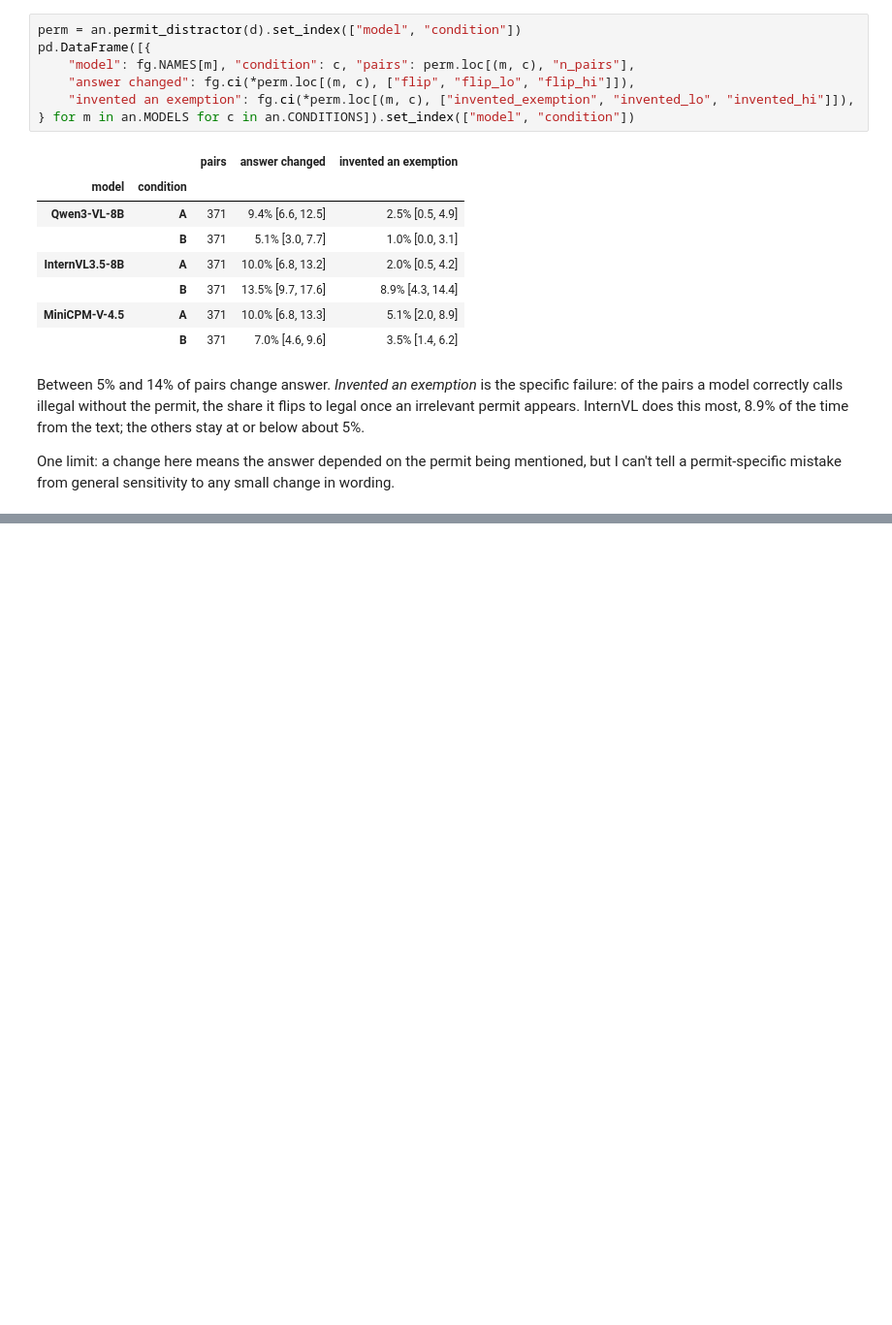
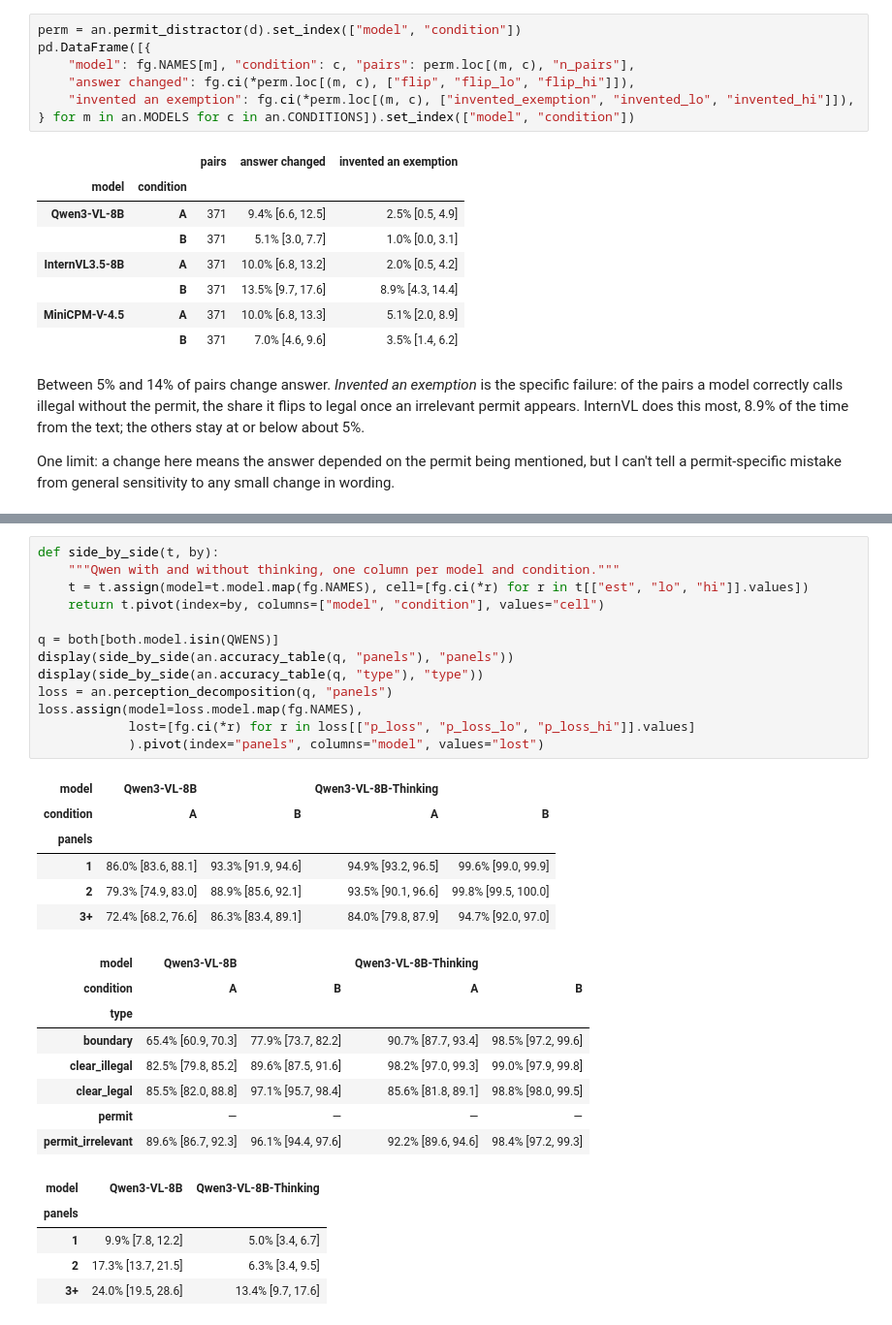
Before and after one commit to dhu27/VLM_Parking, a Jupyter notebook: notebooks/03_results.ipynb, the cells around one changed output, grey strips where cells are left out. Shown at 97% size. Cells and saved outputs as stored; diff of their text form; blank space fills up the shorter version.

```diff
--- a/notebooks/03_results.ipynb
+++ b/notebooks/03_results.ipynb
@@ -379,0 +428,33 @@ One limit: a change here means the answer depended on the permit being mentioned
+# %%
+def side_by_side(t, by):
+    """Qwen with and without thinking, one column per model and condition."""
+    t = t.assign(model=t.model.map(fg.NAMES), cell=[fg.ci(*r) for r in t[["est", "lo", "hi"]].values])
+    return t.pivot(index=by, columns=["model", "condition"], values="cell")
+
+q = both[both.model.isin(QWENS)]
+display(side_by_side(an.accuracy_table(q, "panels"), "panels"))
+display(side_by_side(an.accuracy_table(q, "type"), "type"))
+loss = an.perception_decomposition(q, "panels")
+loss.assign(model=loss.model.map(fg.NAMES),
+            lost=[fg.ci(*r) for r in loss[["p_loss", "p_loss_lo", "p_loss_hi"]].values]
+            ).pivot(index="panels", columns="model", values="lost")
+# %% [output]
+| model | Qwen3-VL-8B |  | Qwen3-VL-8B-Thinking |  |
+| condition | A | B | A | B |
+| panels |  |  |  |  |
+| 1 | 86.0% [83.6, 88.1] | 93.3% [91.9, 94.6] | 94.9% [93.2, 96.5] | 99.6% [99.0, 99.9] |
+| 2 | 79.3% [74.9, 83.0] | 88.9% [85.6, 92.1] | 93.5% [90.1, 96.6] | 99.8% [99.5, 100.0] |
+| 3+ | 72.4% [68.2, 76.6] | 86.3% [83.4, 89.1] | 84.0% [79.8, 87.9] | 94.7% [92.0, 97.0] |
+| model | Qwen3-VL-8B |  | Qwen3-VL-8B-Thinking |  |
+| condition | A | B | A | B |
+| type |  |  |  |  |
+| boundary | 65.4% [60.9, 70.3] | 77.9% [73.7, 82.2] | 90.7% [87.7, 93.4] | 98.5% [97.2, 99.6] |
+| clear_illegal | 82.5% [79.8, 85.2] | 89.6% [87.5, 91.6] | 98.2% [97.0, 99.3] | 99.0% [97.9, 99.8] |
+| clear_legal | 85.5% [82.0, 88.8] | 97.1% [95.7, 98.4] | 85.6% [81.8, 89.1] | 98.8% [98.0, 99.5] |
+| permit | — | — | — | — |
+| permit_irrelevant | 89.6% [86.7, 92.3] | 96.1% [94.4, 97.6] | 92.2% [89.6, 94.6] | 98.4% [97.2, 99.3] |
+| model | Qwen3-VL-8B | Qwen3-VL-8B-Thinking |
+| panels |  |  |
+| 1 | 9.9% [7.8, 12.2] | 5.0% [3.4, 6.7] |
+| 2 | 17.3% [13.7, 21.5] | 6.3% [3.4, 9.5] |
+| 3+ | 24.0% [19.5, 28.6] | 13.4% [9.7, 17.6] |
```
Also changed, not shown: parts of 17 cells of this notebook, 3 other files.
